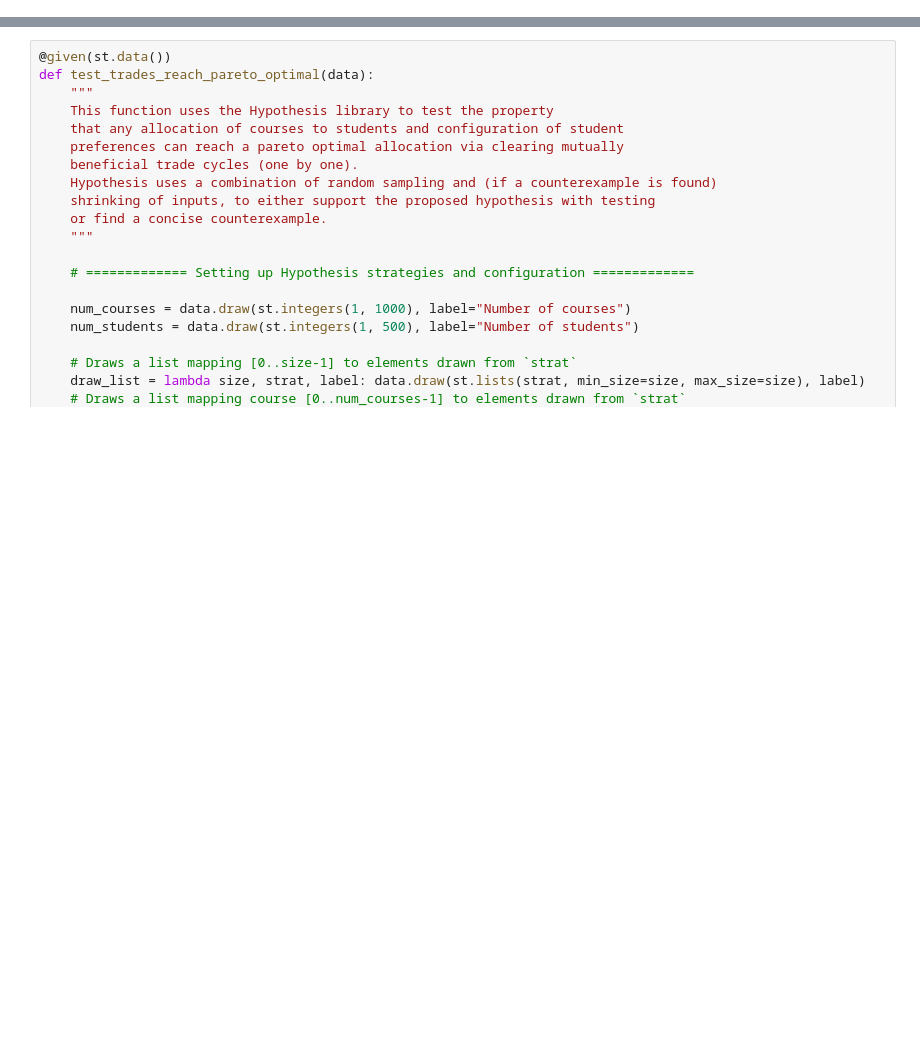
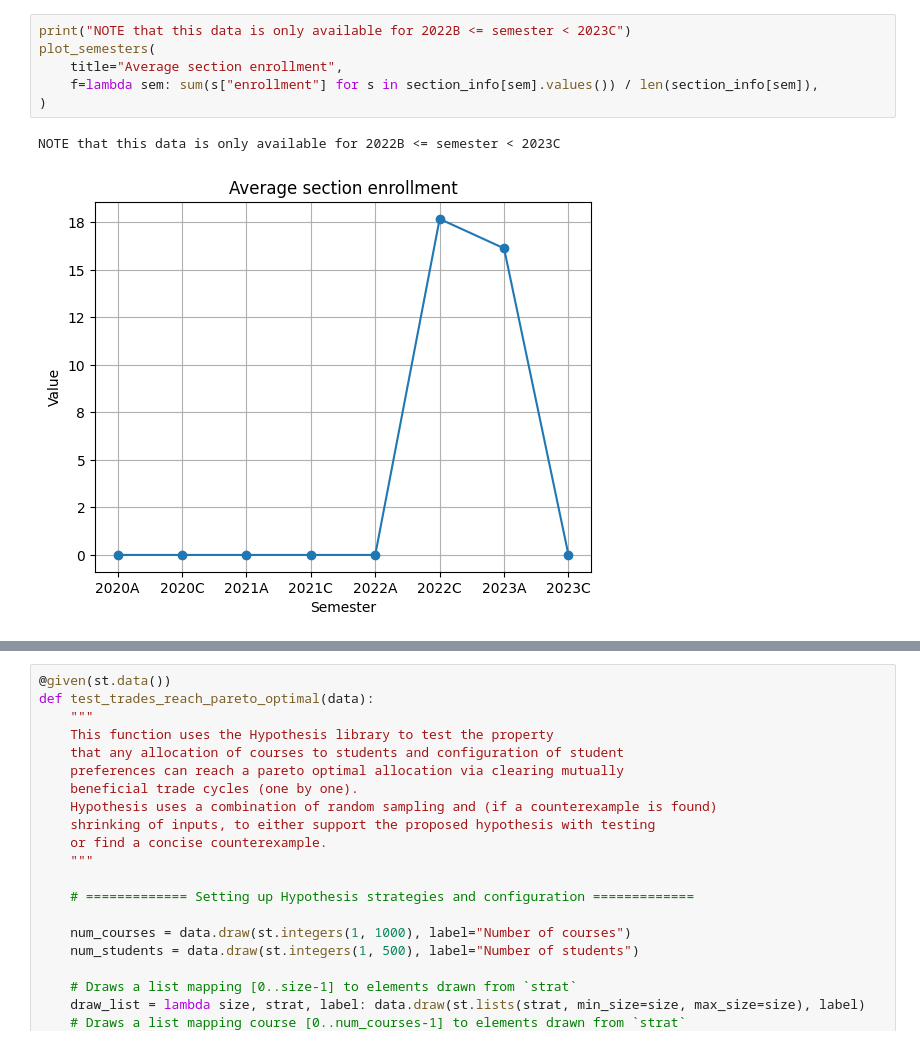
Before and after one commit to mureytasroc/course-trading, a Jupyter notebook: pareto_optimality.ipynb, the cells around one changed output, grey strips where cells are left out. Saved outputs shown, nothing was run; the diff lists cells and outputs as text; blank space fills up the shorter version.

```diff
--- a/pareto_optimality.ipynb
+++ b/pareto_optimality.ipynb
@@ -35,0 +275,9 @@ def clear_trades(num_courses, num_students, desired_num_courses, course_preferen
+# %%
+print("NOTE that this data is only available for 2022B <= semester < 2023C")
+plot_semesters(
+    title="Average section enrollment",
+    f=lambda sem: sum(s["enrollment"] for s in section_info[sem].values()) / len(section_info[sem]),
+)
+# %% [output]
+NOTE that this data is only available for 2022B <= semester < 2023C
+[figure, added]
```
Also changed, not shown: parts of 52 cells of this notebook, 5 other files.
